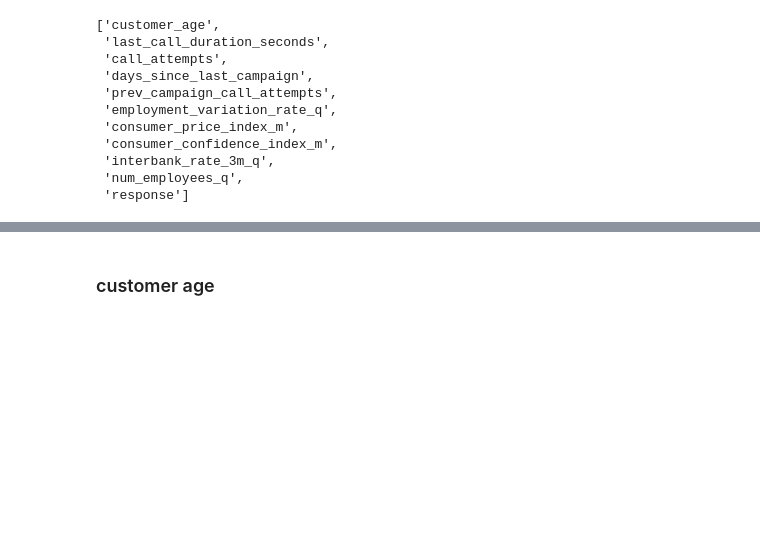
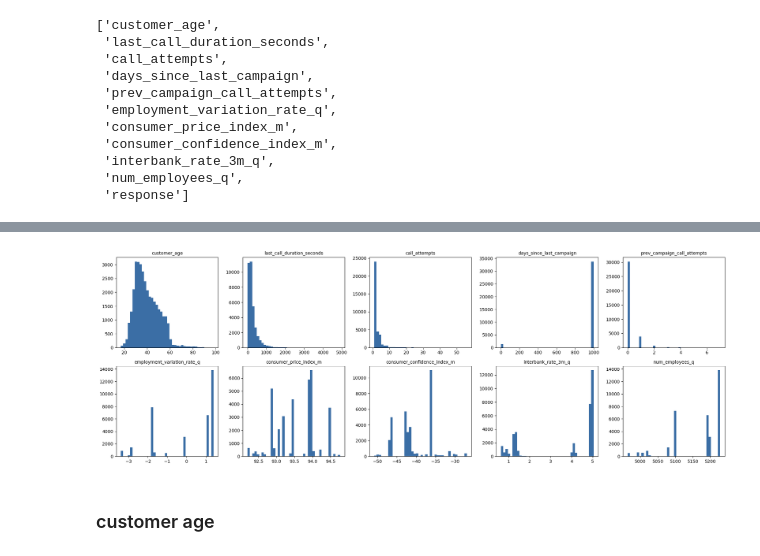
Before and after one commit to baldeoJV/GoTyme_caseStudy, a Jupyter notebook: case.ipynb, the cells around one changed output, grey strips where cells are left out. Drawn from its saved outputs; the diff is of its cells as text; code cells hidden in the pictures; blank space fills up the shorter version.

Commit message:
created simplified version of the exisiting notebook

```diff
--- a/case.ipynb
+++ b/case.ipynb
@@ -279,6 +279,19 @@ df[non_cat_cols].describe()
 | 50% | 38.000000 | 179.000000 | 2.000000 | 999.000000 | 0.000000 | ... |
 | 75% | 47.000000 | 318.000000 | 3.000000 | 999.000000 | 0.000000 | ... |
 | max | 98.000000 | 4918.000000 | 56.000000 | 999.000000 | 7.000000 | ... |
+# %%
+fig, ax = plt.subplots(2,5, figsize=(20,7))
+# Use the numeric columns already defined in the notebook
+for axis, col in zip(ax.ravel(), non_cat_cols):
+    axis.hist(df[col].dropna(), bins=40, color="#3b6ea5")
+    axis.set_title(col, fontsize=10)
+
+# Hide any extra empty subplots
+for axis in ax.ravel()[len(non_cat_cols):]:
+    axis.axis("off")
+plt.tight_layout(); plt.show()
+# %% [output]
+[figure, added]
 # %% [markdown]
 ### customer age
 # %%
```
Also changed, not shown: parts of 14 cells of this notebook, 3 other files.
